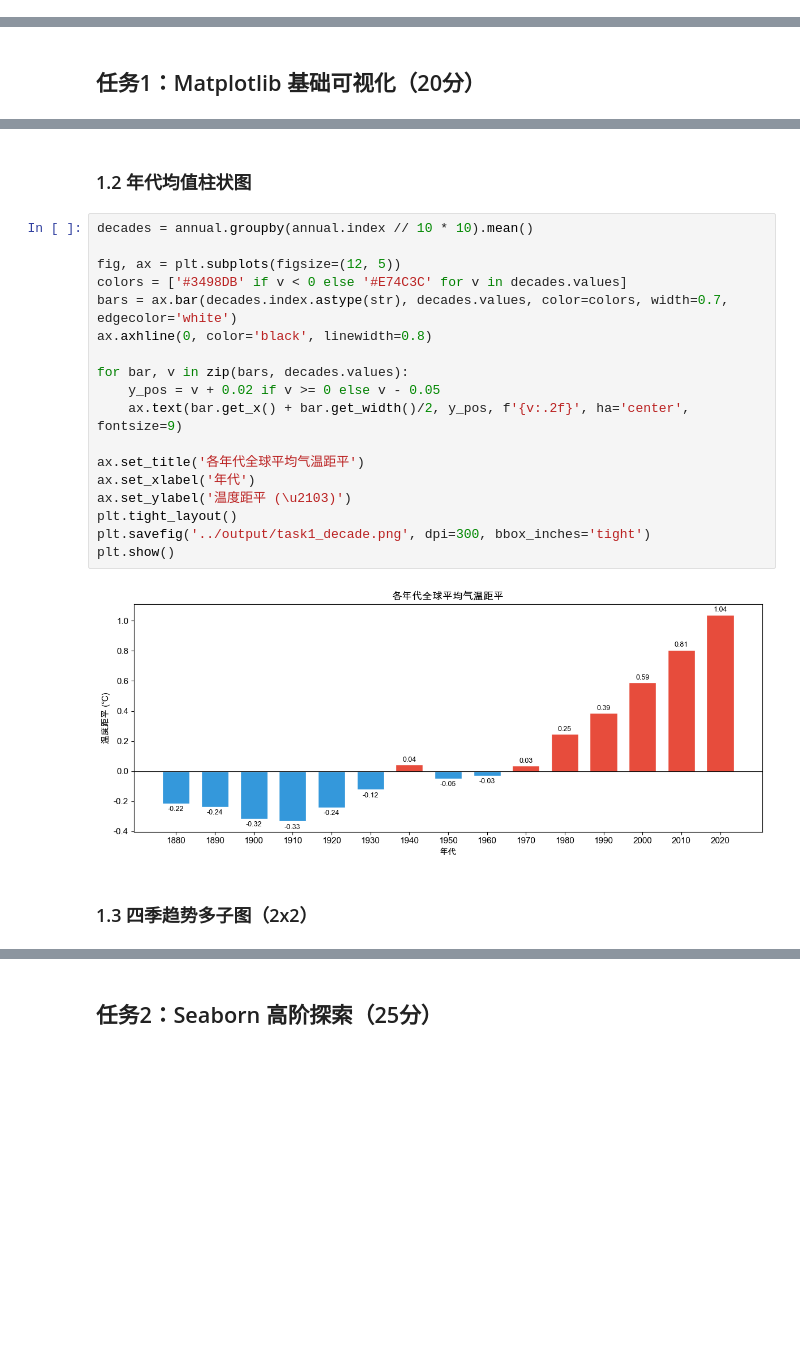
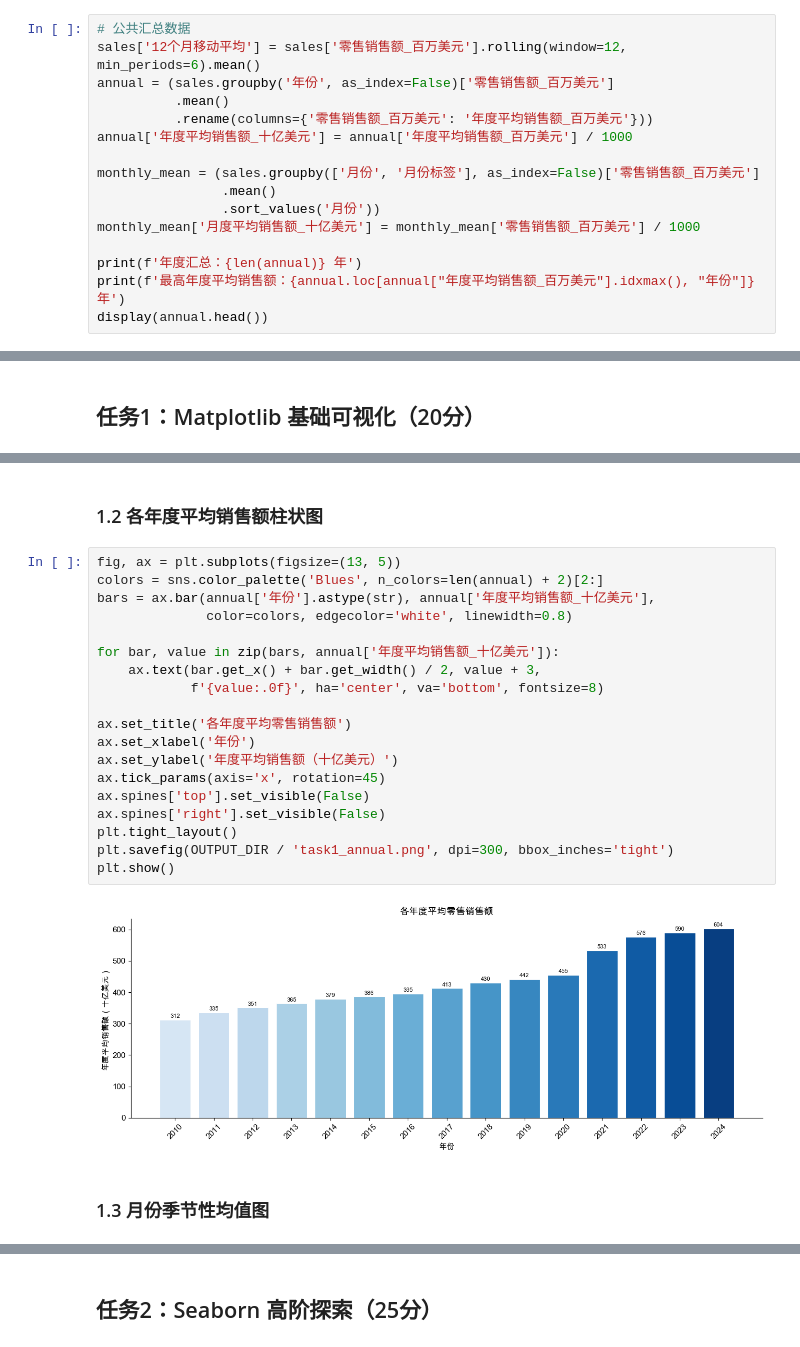
Before and after one commit to Jafekin/advanced_python_course, a Jupyter notebook: 第2讲/实验参考答案/实验二参考答案.ipynb, the cells around one changed output, grey strips where cells are left out. Cells and saved outputs as stored; diff of their text form; blank space fills up the shorter version.

```diff
--- a/第2讲/实验参考答案/实验二参考答案.ipynb
+++ b/第2讲/实验参考答案/实验二参考答案.ipynb
@@ -76,0 +87,16 @@ monthly['Decade'] = (monthly['Year'] // 10 * 10).astype(str) + 's'
+# %%
+# 公共汇总数据
+sales['12个月移动平均'] = sales['零售销售额_百万美元'].rolling(window=12, min_periods=6).mean()
+annual = (sales.groupby('年份', as_index=False)['零售销售额_百万美元']
+          .mean()
+          .rename(columns={'零售销售额_百万美元': '年度平均销售额_百万美元'}))
+annual['年度平均销售额_十亿美元'] = annual['年度平均销售额_百万美元'] / 1000
+
+monthly_mean = (sales.groupby(['月份', '月份标签'], as_index=False)['零售销售额_百万美元']
+                .mean()
+                .sort_values('月份'))
+monthly_mean['月度平均销售额_十亿美元'] = monthly_mean['零售销售额_百万美元'] / 1000
+
+print(f'年度汇总：{len(annual)} 年')
+print(f'最高年度平均销售额：{annual.loc[annual["年度平均销售额_百万美元"].idxmax(), "年份"]} 年')
+display(annual.head())
@@ -100,24 +147,25 @@ plt.show()
 # %% [markdown]
-### 1.2 年代均值柱状图
+### 1.2 各年度平均销售额柱状图
 # %%
-decades = annual.groupby(annual.index // 10 * 10).mean()
+fig, ax = plt.subplots(figsize=(13, 5))
+colors = sns.color_palette('Blues', n_colors=len(annual) + 2)[2:]
+bars = ax.bar(annual['年份'].astype(str), annual['年度平均销售额_十亿美元'],
+              color=colors, edgecolor='white', linewidth=0.8)
 
-fig, ax = plt.subplots(figsize=(12, 5))
-colors = ['#3498DB' if v < 0 else '#E74C3C' for v in decades.values]
-bars = ax.bar(decades.index.astype(str), decades.values, color=colors, width=0.7, edgecolor='white')
-ax.axhline(0, color='black', linewidth=0.8)
+for bar, value in zip(bars, annual['年度平均销售额_十亿美元']):
+    ax.text(bar.get_x() + bar.get_width() / 2, value + 3,
+            f'{value:.0f}', ha='center', va='bottom', fontsize=8)
 
-for bar, v in zip(bars, decades.values):
-    y_pos = v + 0.02 if v >= 0 else v - 0.05
-    ax.text(bar.get_x() + bar.get_width()/2, y_pos, f'{v:.2f}', ha='center', fontsize=9)
-
-ax.set_title('各年代全球平均气温距平')
-ax.set_xlabel('年代')
-ax.set_ylabel('温度距平 (\u2103)')
+ax.set_title('各年度平均零售销售额')
+ax.set_xlabel('年份')
+ax.set_ylabel('年度平均销售额（十亿美元）')
+ax.tick_params(axis='x', rotation=45)
+ax.spines['top'].set_visible(False)
+ax.spines['right'].set_visible(False)
 plt.tight_layout()
-plt.savefig('../output/task1_decade.png', dpi=300, bbox_inches='tight')
+plt.savefig(OUTPUT_DIR / 'task1_annual.png', dpi=300, bbox_inches='tight')
 plt.show()
 # %% [output]
-[figure, old version]
+[figure, new version]
 # %% [markdown]
-### 1.3 四季趋势多子图（2x2）
+### 1.3 月份季节性均值图
```
Also changed, not shown: parts of 54 cells of this notebook, 13 other files.
